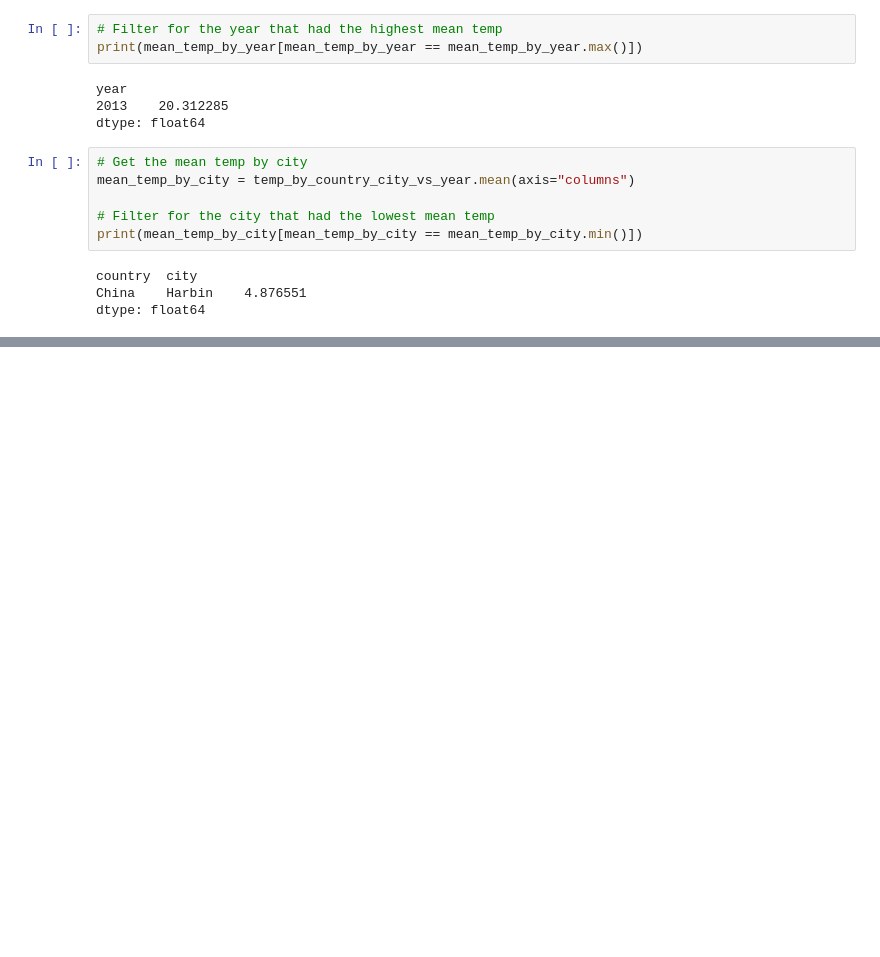
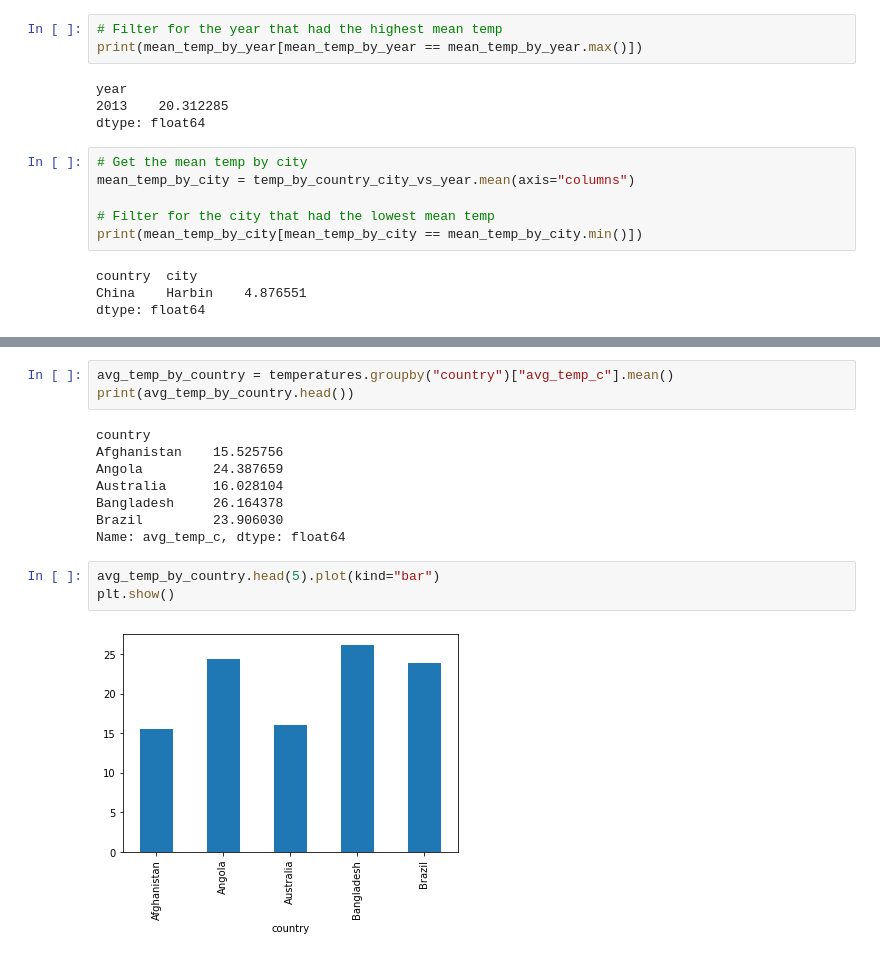
Before and after one commit to flyin01/dc, a Jupyter notebook: data_manipulation_w_pandas.ipynb, the cells around one changed output, grey strips where cells are left out. Drawn from its saved outputs; the diff is of its cells as text; blank space fills up the shorter version.

```diff
--- a/data_manipulation_w_pandas.ipynb
+++ b/data_manipulation_w_pandas.ipynb
@@ -1996,0 +2026,16 @@ TBD
+# %%
+avg_temp_by_country = temperatures.groupby("country")["avg_temp_c"].mean()
+print(avg_temp_by_country.head())
+# %% [output]
+country
+Afghanistan    15.525756
+Angola         24.387659
+Australia      16.028104
+Bangladesh     26.164378
+Brazil         23.906030
+Name: avg_temp_c, dtype: float64
+# %%
+avg_temp_by_country.head(5).plot(kind="bar")
+plt.show()
+# %% [output]
+[figure, added]
```
Also changed, not shown: parts of 27 cells of this notebook.
